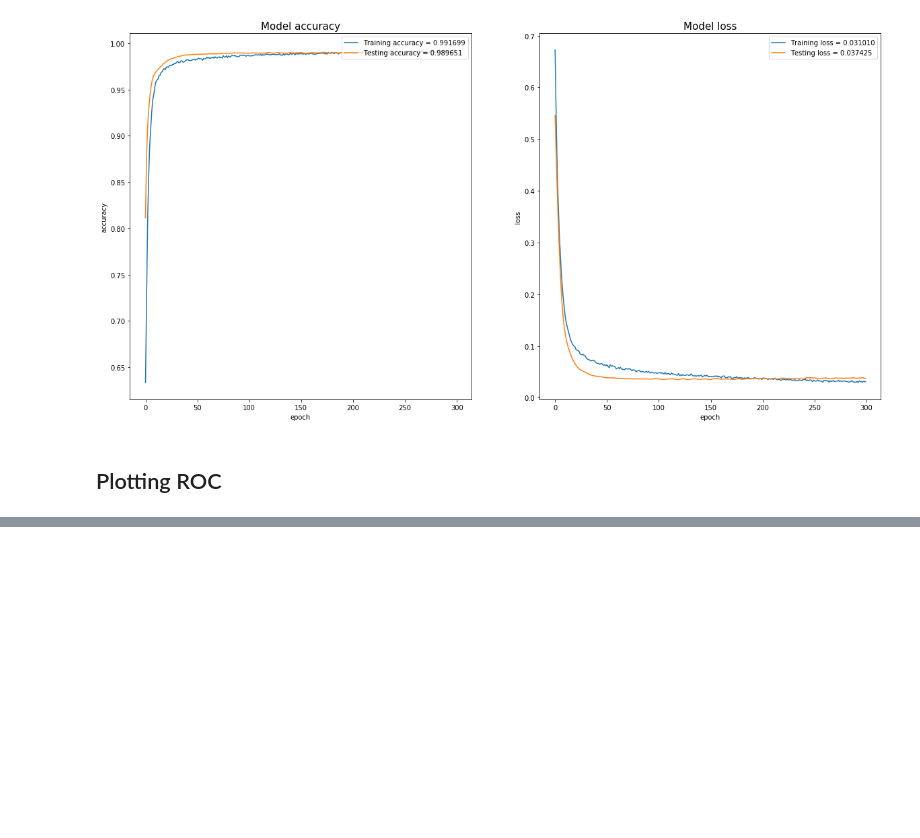
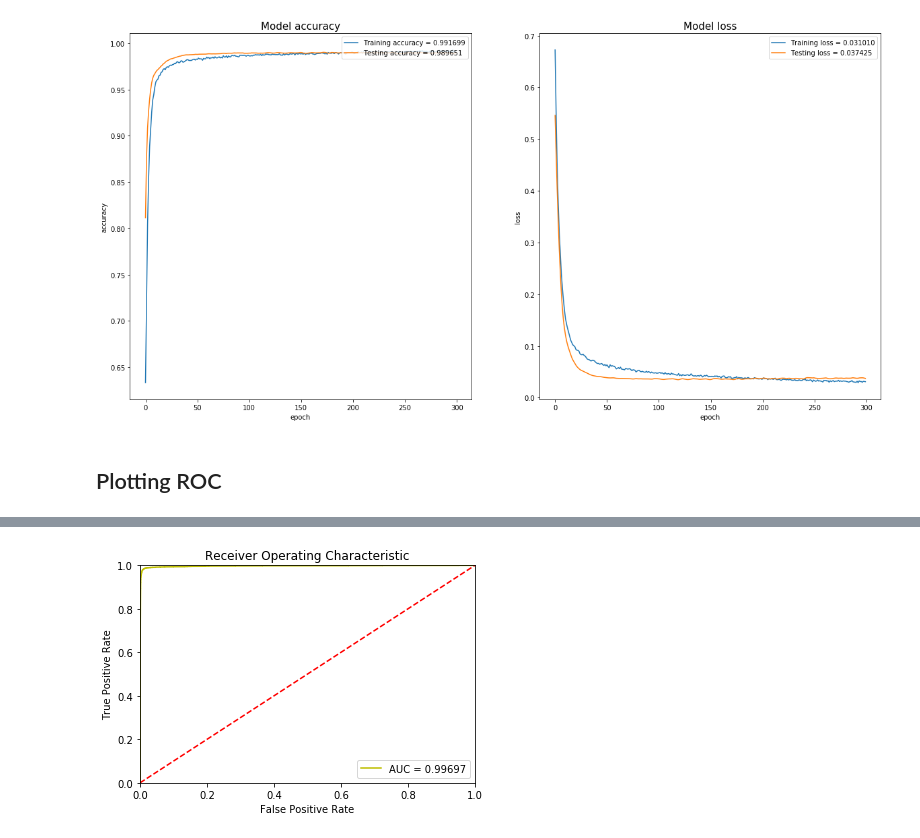
Before and after one commit to ToreGore/Bioinformatics, a Jupyter notebook: Project_Mk2.ipynb, the cells around one changed output, grey strips where cells are left out. Drawn from its saved outputs; the diff is of its cells as text; code cells hidden in the pictures; blank space fills up the shorter version.

```diff
--- a/Project_Mk2.ipynb
+++ b/Project_Mk2.ipynb
@@ -201,0 +200,12 @@ ImportError: cannot import name 'Timestamp'
+# %%
+plt.title("Receiver Operating Characteristic")
+plt.plot(fpr_test, tpr_test, "y", label= "AUC = %0.5f" % roc_auc_test)
+plt.legend(loc= "lower right")
+plt.plot([0,1], [0,1], "r--")
+plt.xlim([0,1])
+plt.ylim([0,1])
+plt.ylabel("True Positive Rate")
+plt.xlabel("False Positive Rate")
+plt.show()
+# %% [output]
+[figure, added]
```
Also changed, not shown: parts of 4 cells of this notebook.
